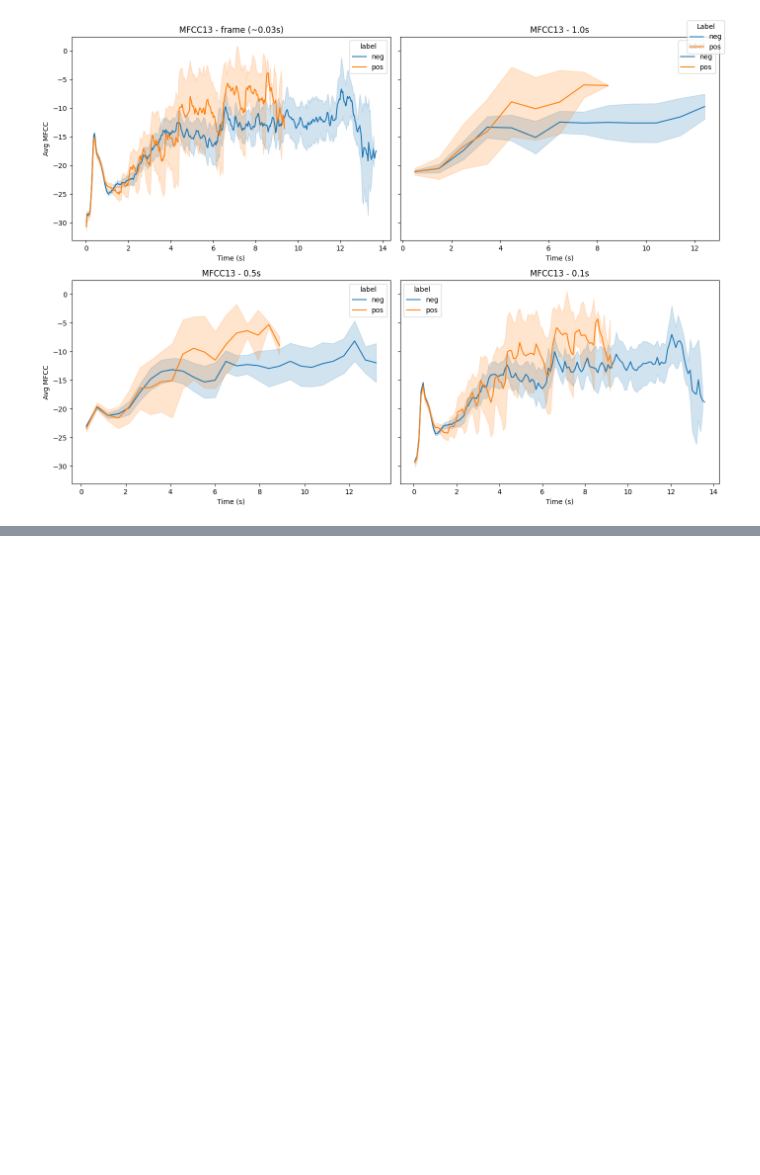
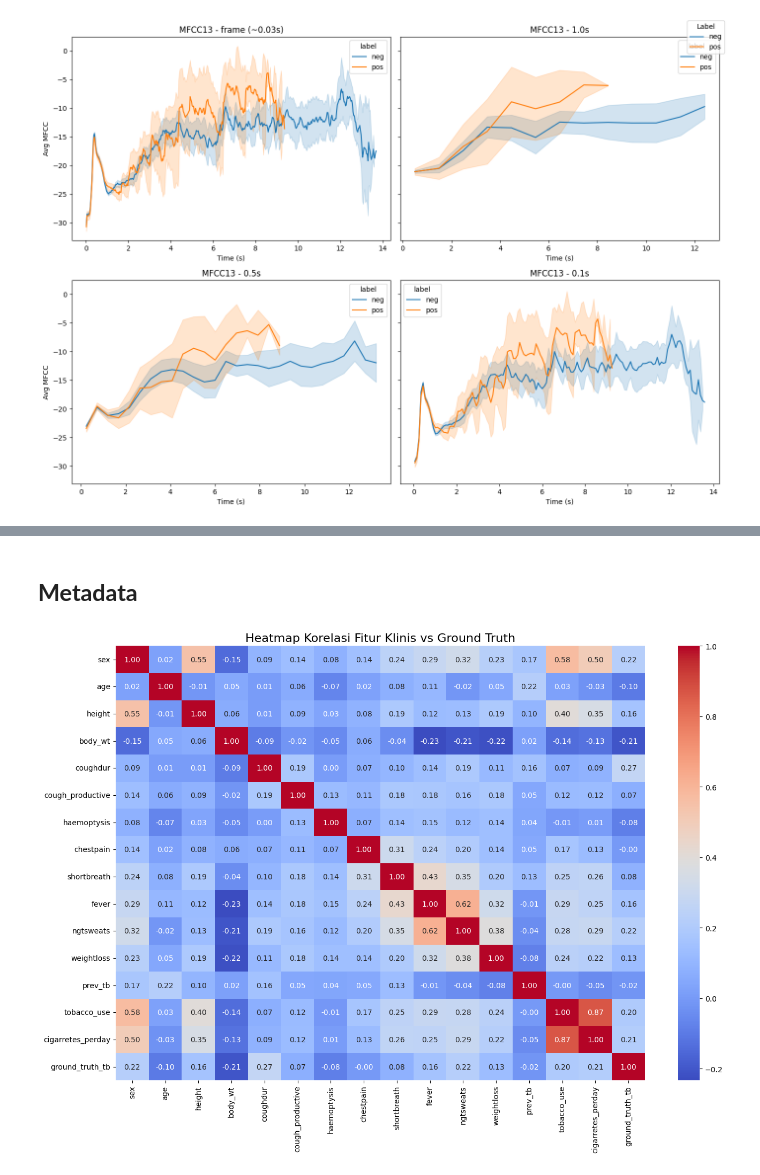
Before and after one commit to faalas/tbcare-pkmkc-2025, a Jupyter notebook: Google Dataset/Script.ipynb, the cells around one changed output, grey strips where cells are left out. Cells and saved outputs as stored; diff of their text form; code cells hidden in the pictures; blank space fills up the shorter version.

Commit message:
UPDATE Audio Analysis + ADD Metadata Analysis

```diff
--- a/Google Dataset/Script.ipynb
+++ b/Google Dataset/Script.ipynb
@@ -1294,0 +1504,62 @@ if __name__ == "__main__":
+# %% [markdown]
+## **Metadata**
+# %%
+# Heatmap Important Clinical Features vs Ground Truth
+import os
+import pandas as pd
+import seaborn as sns
+import matplotlib.pyplot as plt
+import numpy as np
+
+# === Path ke metadata cleaned ===
+BASE_PATH = "./Dataset Google + CIDRZ Health AI Evaluation Zambia"
+CLEANED_METADATA_PATH = os.path.join(BASE_PATH, "2_Cleaned", "metadata_cleaned.csv")
+
+# Load dataset
+df = pd.read_csv(CLEANED_METADATA_PATH)
+
+# --- Encoding sesuai aturan ---
+sex_map = {"m": 1, "f": 0}
+coughdur_map = {"no cough": 0, "<1wk": 1, "1-2wks": 2, "3-4wks": 3, ">4weeks": 4}
+binary_map = {"yes": 1, "no": 0}
+tobacco_map = {"never": 0, "stopped": 1, "current": 2, "not disclosed": np.nan}
+cigar_map = {"1-10": 1, "11-20": 2, ">20": 3}  # NaN akan diisi nanti sesuai logic
+truth_map = {"neg": 0, "pos": 1}
+
+# Apply mapping
+df["sex"] = df["sex"].map(sex_map)
+df["coughdur"] = df["coughdur"].map(coughdur_map)
+for col in ["cough_productive", "haemoptysis", "chestpain", "shortbreath",
+            "fever", "ngtsweats", "weightloss", "prev_tb"]:
+    df[col] = df[col].map(binary_map)
+
+df["tobacco_use"] = df["tobacco_use"].map(tobacco_map)
+df["cigarretes_perday"] = df["cigarretes_perday"].map(cigar_map)
+
+# --- Handle cigarretes_perday NaN ---
+# Jika tobacco_use = never, set cigarretes_perday = 0
+df.loc[(df["tobacco_use"] == 0) & (df["cigarretes_perday"].isna()), "cigarretes_perday"] = 0
+# Jika tobacco_use = not disclosed, tetap NaN
+
+df["ground_truth_tb"] = df["ground_truth_tb"].map(truth_map)
+
+# --- Ambil subset kolom yang relevan ---
+features = [
+    "sex", "age", "height", "body_wt", "coughdur", "cough_productive", "haemoptysis",
+    "chestpain", "shortbreath", "fever", "ngtsweats", "weightloss", "prev_tb",
+    "tobacco_use", "cigarretes_perday", "ground_truth_tb"
+]
+
+df_encoded = df[features]
+
+# --- Hitung korelasi ---
+corr = df_encoded.corr()
+
+# --- Plot heatmap ---
+plt.figure(figsize=(14, 10))
+sns.heatmap(corr, annot=True, cmap="coolwarm", fmt=".2f", cbar=True)
+plt.title("Heatmap Korelasi Fitur Klinis vs Ground Truth", fontsize=16)
+plt.tight_layout()
+plt.show()
+# %% [output]
+[figure, added]
```
Also changed, not shown: parts of 4 cells of this notebook.
